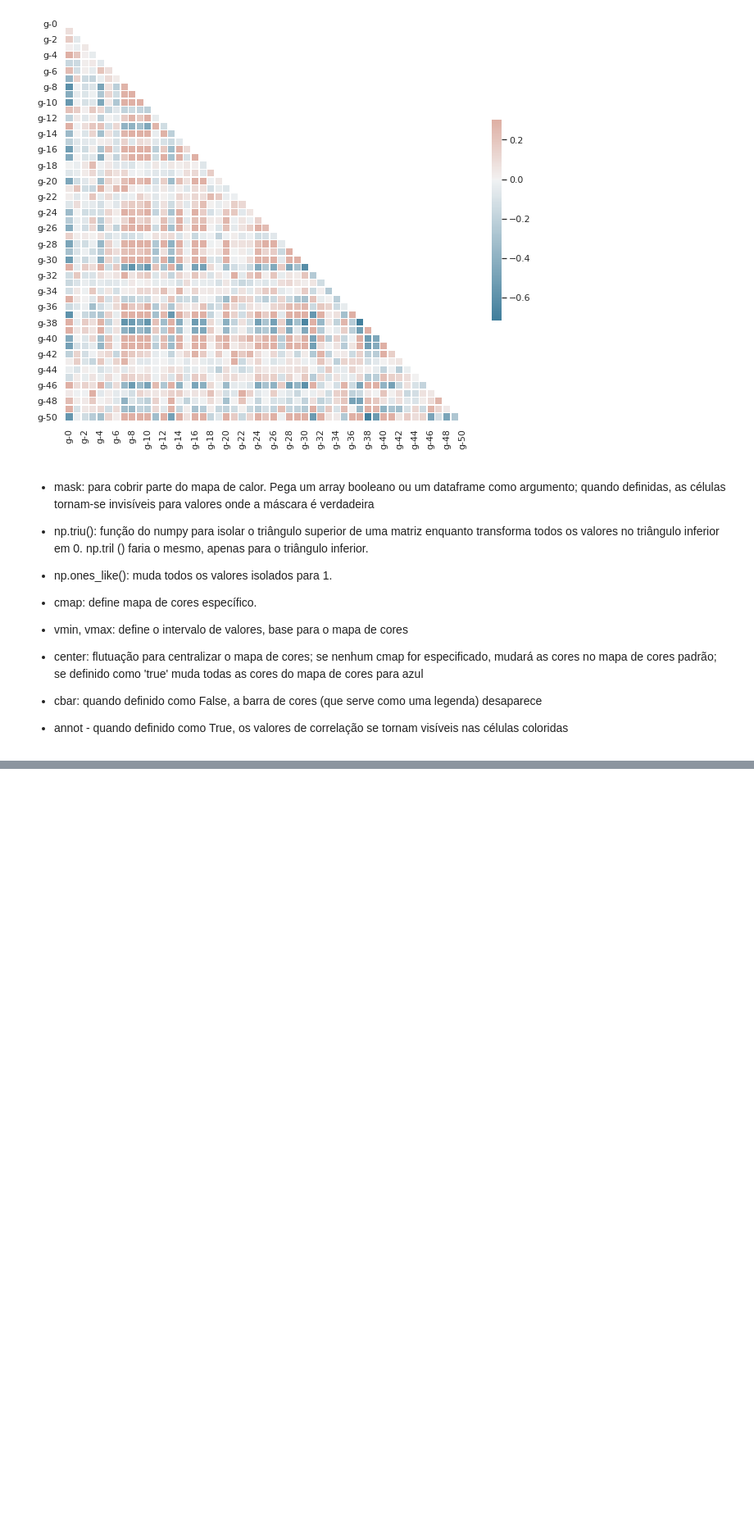
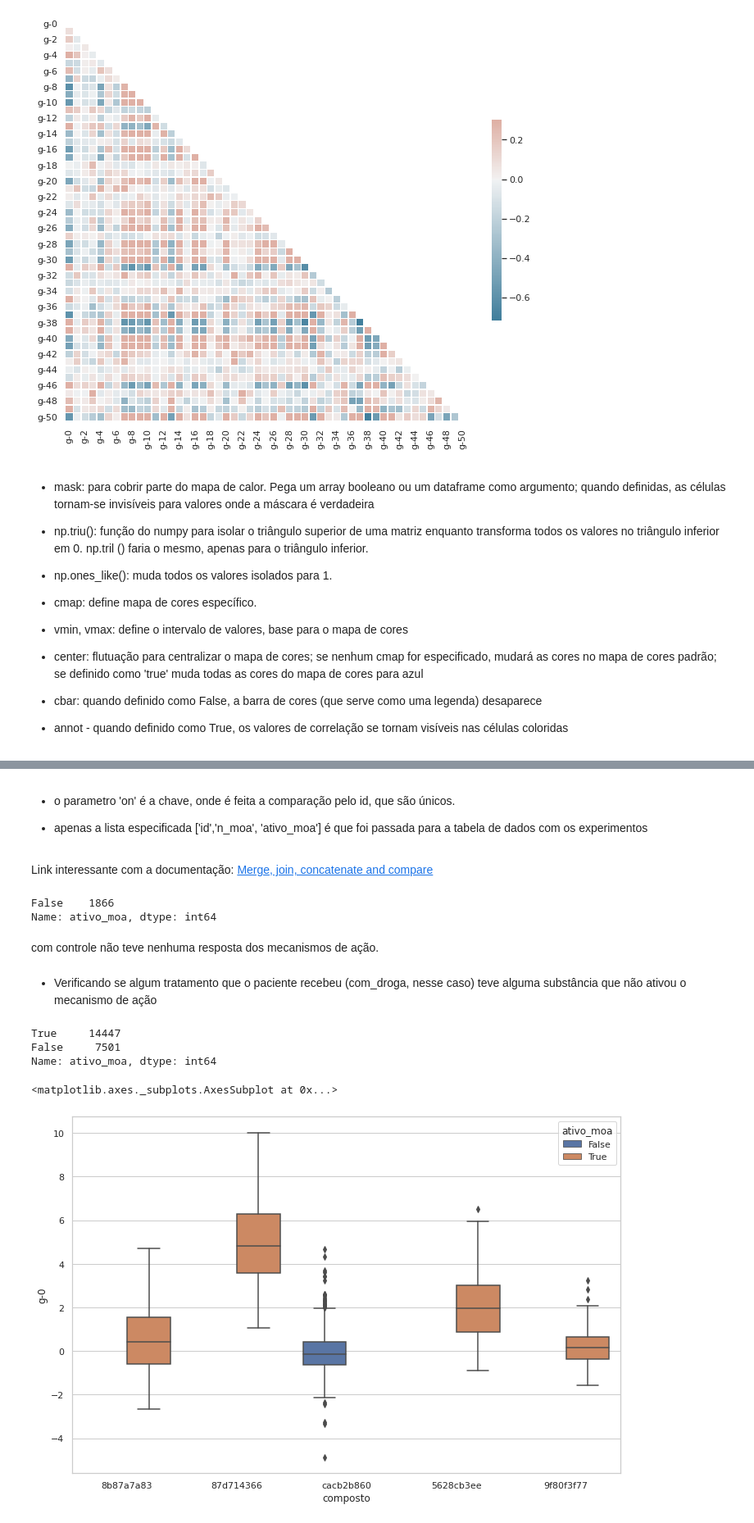
Before and after one commit to deboraa-gs/imersaodados3, a Jupyter notebook: Imersão_dados_Alura_Débora.ipynb, the cells around one changed output, grey strips where cells are left out. Shown at 82% size. Drawn from its saved outputs; the diff is of its cells as text; code cells hidden in the pictures; blank space fills up the shorter version.

```diff
--- a/Imersão_dados_Alura_Débora.ipynb
+++ b/Imersão_dados_Alura_Débora.ipynb
@@ -1046,0 +1167,30 @@ np.tril () faria o mesmo, apenas para o triângulo inferior.
+# %% [markdown]
+* o parametro 'on' é a chave, onde é feita a comparação pelo id, que são únicos.
+
+* apenas a lista especificada ['id','n_moa', 'ativo_moa'] é que foi passada para a tabela de dados com os experimentos
+# %% [markdown]
+Link interessante com a documentação: [Merge, join, concatenate and compare](https://pandas.pydata.org/pandas-docs/stable/user_guide/merging.html)
+# %%
+#verificando se no tratamento é ativado algum moa
+dados_combinados.query('tratamento == "com_controle"' )['ativo_moa'].value_counts()
+# %% [output]
+False    1866
+Name: ativo_moa, dtype: int64
+# %% [markdown]
+com controle não teve nenhuma resposta dos mecanismos de ação.
+# %% [markdown]
+* Verificando se algum tratamento que o paciente recebeu (com_droga, nesse caso) teve alguma substância que não ativou o mecanismo de ação
+# %%
+dados_combinados.query('tratamento == "com_droga"' )['ativo_moa'].value_counts()
+# %% [output]
+True     14447
+False     7501
+Name: ativo_moa, dtype: int64
+# %%
+#comparação com o boxplot
+composto_principal = dados_combinados['composto'].value_counts().index[:5]
+plt.figure(figsize=(12,8))
+sns.boxplot(data = dados_combinados.query('composto in @composto_principal'), y= 'g-0', x='composto', hue='ativo_moa')
+# %% [output]
+<matplotlib.axes._subplots.AxesSubplot at 0x...>
+[figure, added]
```
Also changed, not shown: parts of 23 cells of this notebook.
